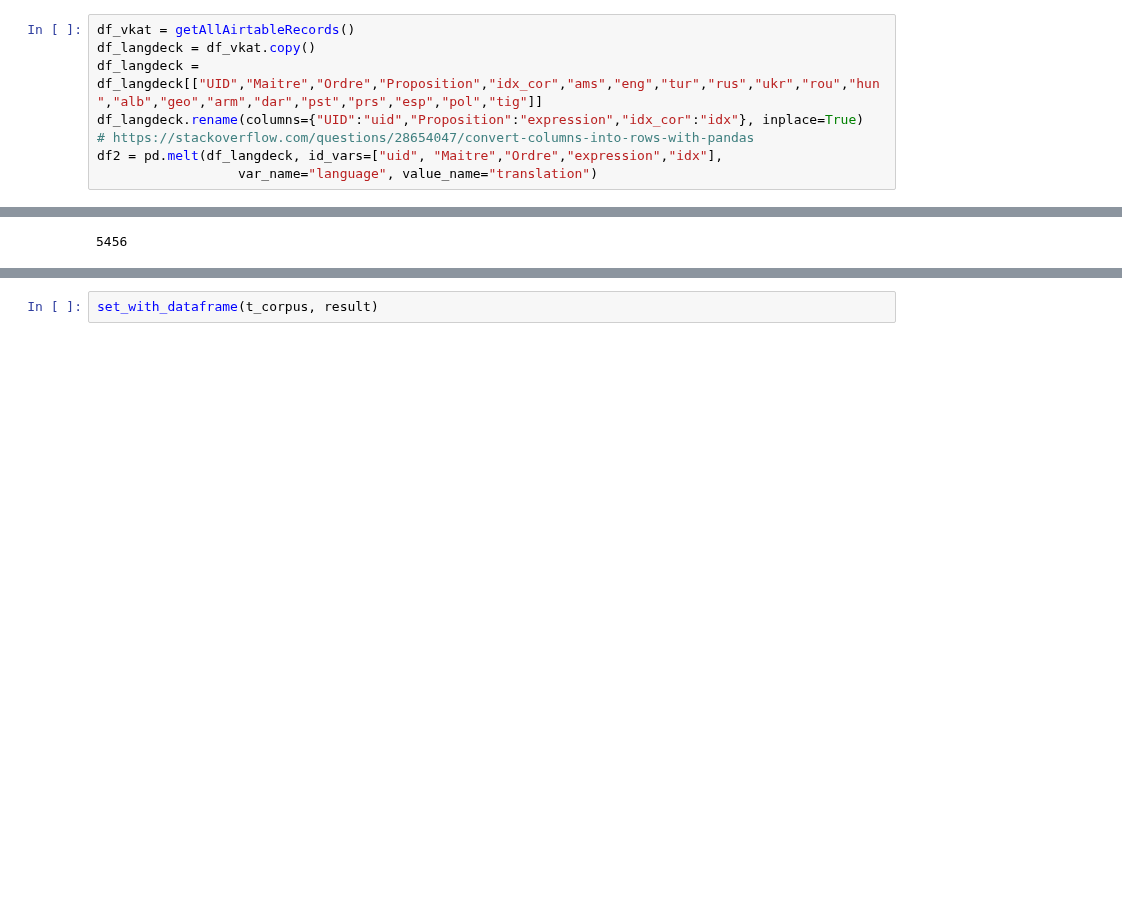
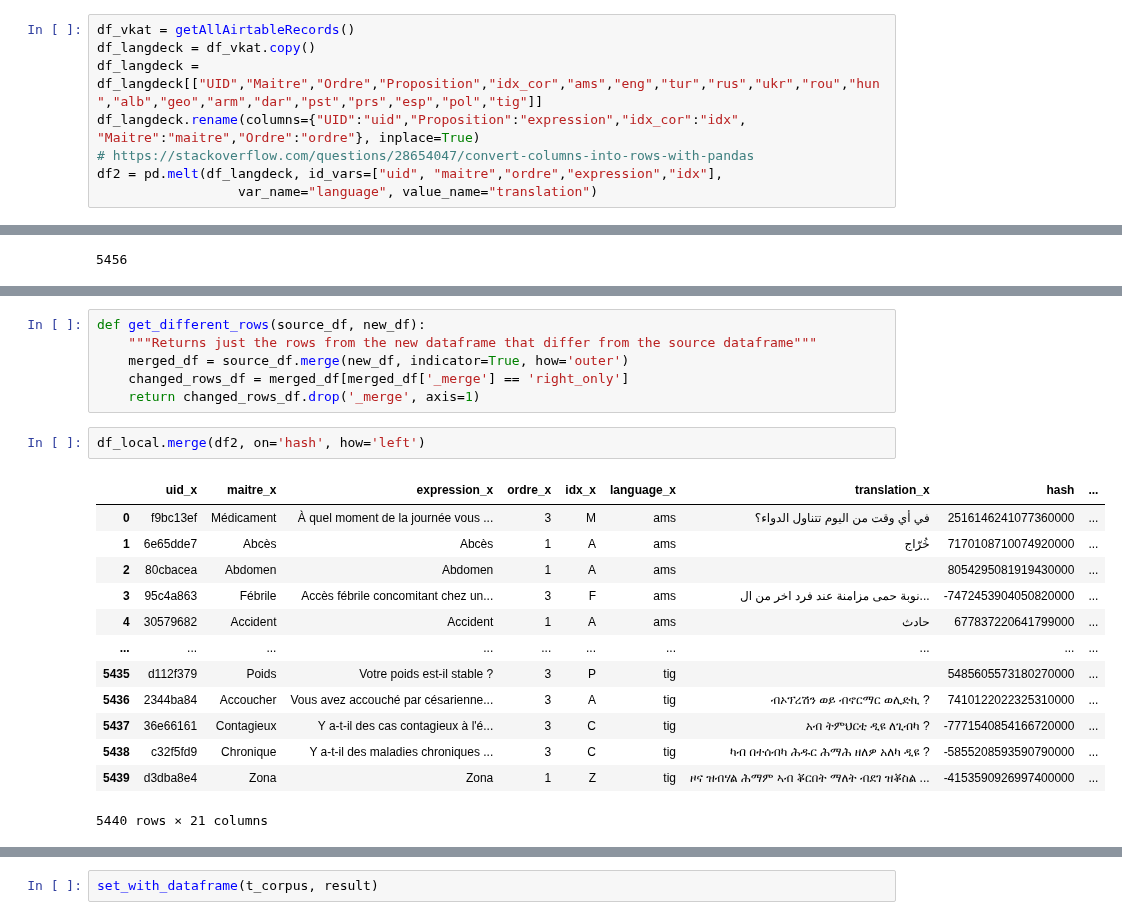
Before and after one commit to gretiere545/corpus, a Jupyter notebook: corpus_sync_airtable.ipynb, the cells around one changed output, grey strips where cells are left out. Cells and saved outputs as stored; diff of their text form; blank space fills up the shorter version.

```diff
--- a/corpus_sync_airtable.ipynb
+++ b/corpus_sync_airtable.ipynb
@@ -299,7 +296,7 @@ set_with_dataframe(t_corpus, result)
 df_vkat = getAllAirtableRecords()
 df_langdeck = df_vkat.copy()
 df_langdeck = df_langdeck[["UID","Maitre","Ordre","Proposition","idx_cor","ams","eng","tur","rus","ukr","rou","hun","alb","geo","arm","dar","pst","prs","esp","pol","tig"]]
-df_langdeck.rename(columns={"UID":"uid","Proposition":"expression","idx_cor":"idx"}, inplace=True)
+df_langdeck.rename(columns={"UID":"uid","Proposition":"expression","idx_cor":"idx", "Maitre":"maitre","Ordre":"ordre"}, inplace=True)
 # https://stackoverflow.com/questions/28654047/convert-columns-into-rows-with-pandas
-df2 = pd.melt(df_langdeck, id_vars=["uid", "Maitre","Ordre","expression","idx"],
+df2 = pd.melt(df_langdeck, id_vars=["uid", "maitre","ordre","expression","idx"],
                   var_name="language", value_name="translation")
@@ -354,3 +385,25 @@ df_local = pd.DataFrame(data_t_corpus[1:], columns=data_t_corpus[0]).drop_duplic
+# %%
+def get_different_rows(source_df, new_df):
+    """Returns just the rows from the new dataframe that differ from the source dataframe"""
+    merged_df = source_df.merge(new_df, indicator=True, how='outer')
+    changed_rows_df = merged_df[merged_df['_merge'] == 'right_only']
+    return changed_rows_df.drop('_merge', axis=1)
+# %%
+df_local.merge(df2, on='hash', how='left')
+# %% [output]
+|  | uid_x | maitre_x | expression_x | ordre_x | idx_x | language_x | translation_x | hash | ... |
+| 0 | f9bc13ef | Médicament | À quel moment de la journée vous ... | 3 | M | ams | في أي وقت من اليوم تتناول الدواء؟ | 2516146241077360000 | ... |
+| 1 | 6e65dde7 | Abcès | Abcès | 1 | A | ams | خُرّاج | 7170108710074920000 | ... |
+| 2 | 80cbacea | Abdomen | Abdomen | 1 | A | ams |  | 8054295081919430000 | ... |
+| 3 | 95c4a863 | Fébrile | Accès fébrile concomitant chez un... | 3 | F | ams | نوبة حمى مزامنة عند فرد اخر من ال... | -7472453904050820000 | ... |
+| 4 | 30579682 | Accident | Accident | 1 | A | ams | حادث | 677837220641799000 | ... |
+| ... | ... | ... | ... | ... | ... | ... | ... | ... | ... |
+| 5435 | d112f379 | Poids | Votre poids est-il stable ? | 3 | P | tig |  | 5485605573180270000 | ... |
+| 5436 | 2344ba84 | Accoucher | Vous avez accouché par césarienne... | 3 | A | tig | ብኦፕረሽን ወይ ብኖርማር ወሊድኪ ? | 7410122022325310000 | ... |
+| 5437 | 36e66161 | Contagieux | Y a-t-il des cas contagieux à l'é... | 3 | C | tig | አብ ትምህርቲ ዲዩ ለጊብካ ? | -7771540854166720000 | ... |
+| 5438 | c32f5fd9 | Chronique | Y a-t-il des maladies chroniques ... | 3 | C | tig | ካብ በተሰብካ ሕዱር ሕማሕ ዘለዎ አለካ ዲዩ ? | -5855208593590790000 | ... |
+| 5439 | d3dba8e4 | Zona | Zona | 1 | Z | tig | ዞና ዝብሃል ሕማም ኣብ ቖርበት ማለት ብደገ ዝቖስል ... | -4153590926997400000 | ... |
+5440 rows × 21 columns
 # %%
 df_local
 # %% [output]
```
Also changed, not shown: parts of 22 cells of this notebook.
